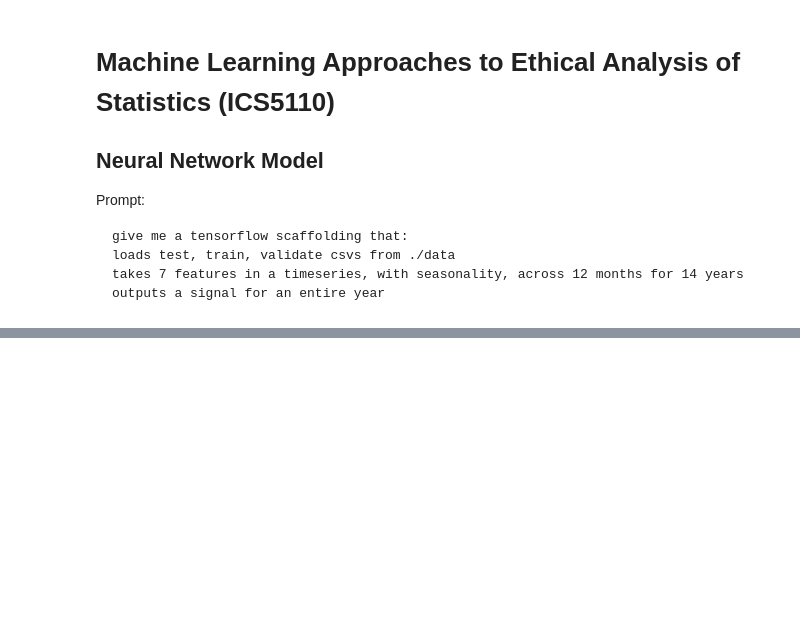
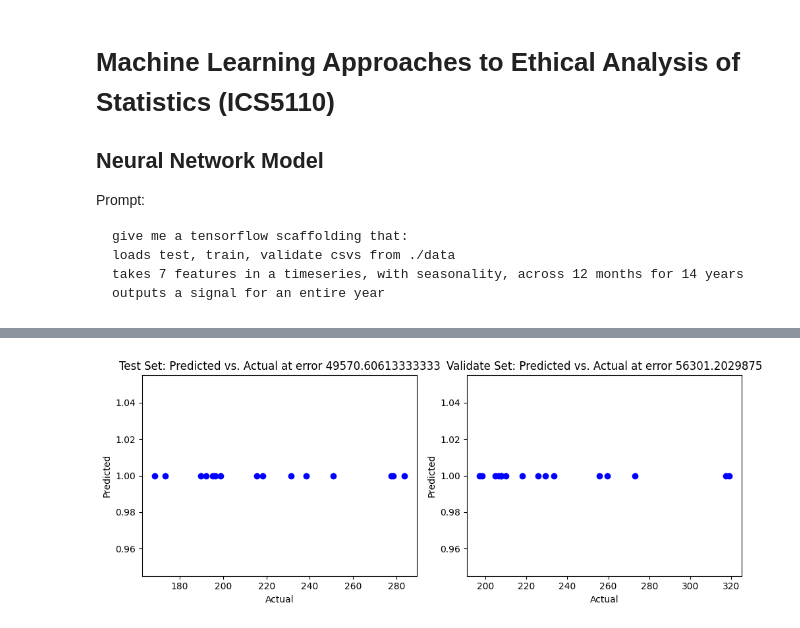
Before and after one commit to ATECO-malta/applied_ml_assignment, a Jupyter notebook: nn_model.ipynb, the cells around one changed output, grey strips where cells are left out. Saved outputs shown, nothing was run; the diff lists cells and outputs as text; code cells hidden in the pictures; blank space fills up the shorter version.

```diff
--- a/nn_model.ipynb
+++ b/nn_model.ipynb
@@ -127,0 +221,34 @@ plt.show()
+# %%
+from sklearn.metrics import mean_squared_error
+
+plt.figure(figsize=(10, 4))
+plt.subplot(1, 2, 1)
+
+
+y_pred = model.predict(X_test_reshaped)
+
+plt.scatter(y_test, y_pred, color="blue")
+mse = mean_squared_error(y_test, y_pred)
+
+plt.title(f"Test Set: Predicted vs. Actual at error {mse}")
+plt.xlabel("Actual")
+plt.ylabel("Predicted")
+
+plt.subplot(1, 2, 2)
+
+X_val, y_val = encode_ts(validate_df)
+X_val_reshaped = X_val.reshape(X_val.shape[0], STEPS, len(FEATURES))
+y_pred = model.predict(X_val_reshaped)
+
+plt.scatter(y_val, y_pred, color="blue")
+mse = mean_squared_error(y_val, y_pred)
+
+plt.title(f"Validate Set: Predicted vs. Actual at error {mse}")
+
+plt.xlabel("Actual")
+plt.ylabel("Predicted")
+
+# absolute mess!!!! include lag, ma, and all that
+plt.tight_layout()
+plt.show()
+# %% [output]
@@ -127,0 +258 @@ plt.show()
+[figure, added]
```
Also changed, not shown: parts of 6 cells of this notebook.
